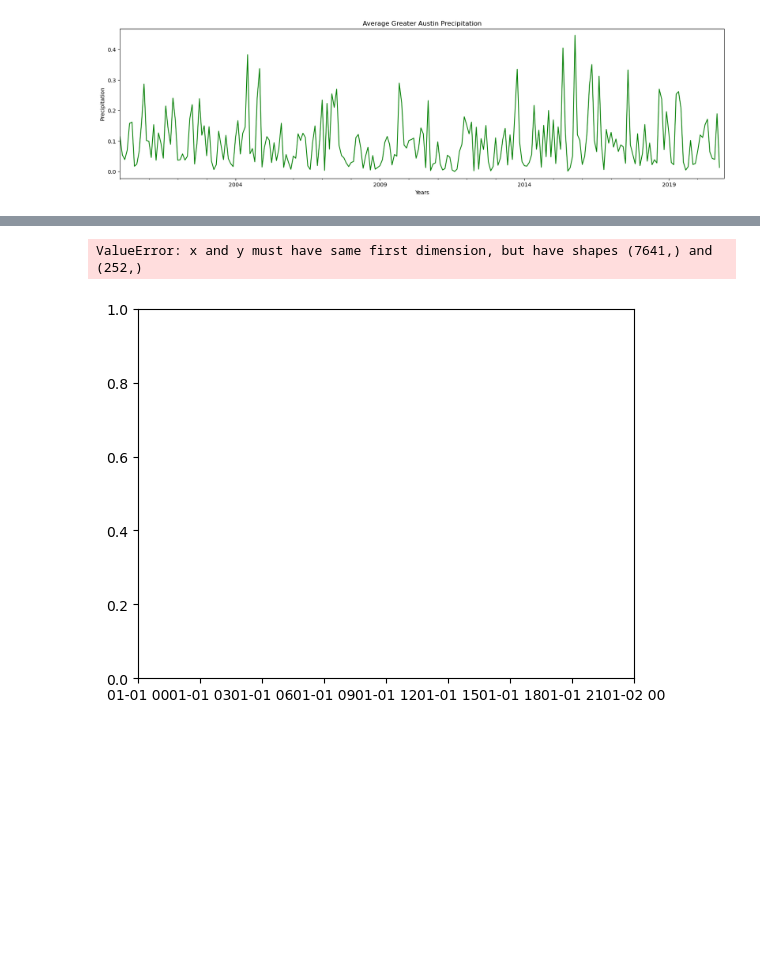
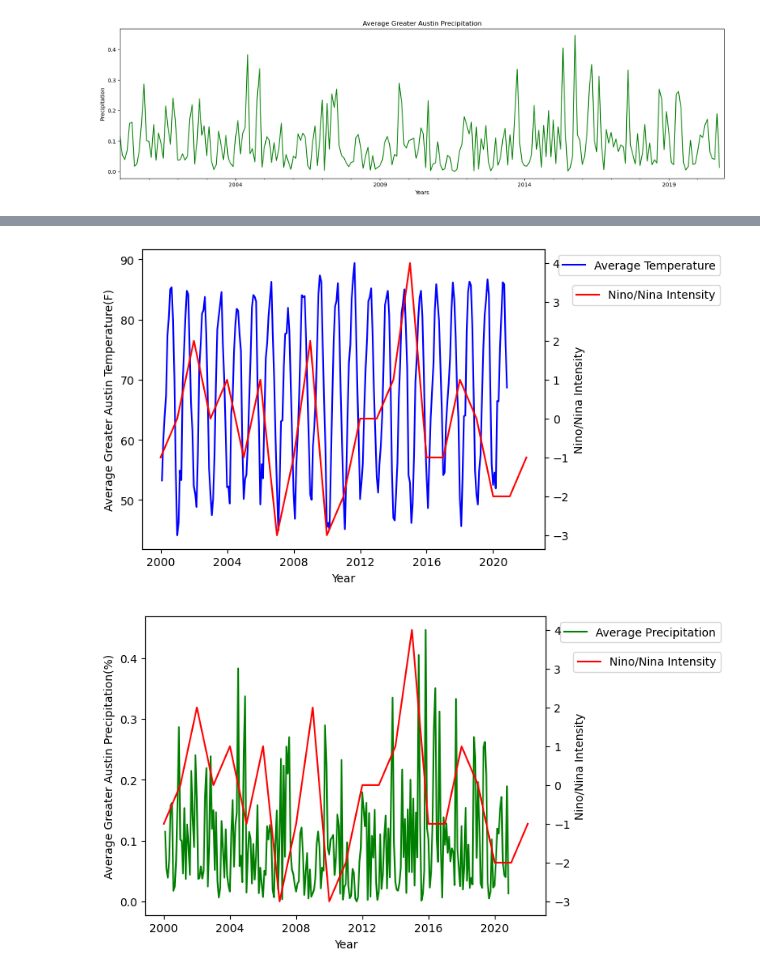
Before and after one commit to Victarrion/Nino_Nina_AustinTX, a Jupyter notebook: AMBProject1.ipynb, the cells around one changed output, grey strips where cells are left out. Saved outputs shown, nothing was run; the diff lists cells and outputs as text; code cells hidden in the pictures; blank space fills up the shorter version.

```diff
--- a/AMBProject1.ipynb
+++ b/AMBProject1.ipynb
@@ -529,0 +290,3 @@ plt.show()
+# %%
+NinoNina_filtered_date_df["Test"]= pd.to_datetime(NinoNina_filtered_date_df['Year'], format='%Y')
+NinoNina_filtered_date_df
@@ -530,17 +316,32 @@ plt.show()
 # %%
 fig, ax1 = plt.subplots()
 
 
-ax1.plot(greater_atx_max['Date'],greater_atx_max_mean['average'], label="Average Temperature",color='blue')
-ax1.set_ylabel('Average Greater Austin Temperature')
+ax1.plot(greater_atx_max_mean.index,greater_atx_max_mean['average'], label="Average Temperature",color='blue')
+ax1.set_ylabel('Average Greater Austin Temperature(F)')
 ax2 = ax1.twinx()
-ax2.plot(NinoNina_filtered_date_df['Year'],NinoNina_filtered_date_df['Intensity'], label="Nino/Nina Intensity",color="red")
+ax2.plot(NinoNina_filtered_date_df['Test'],NinoNina_filtered_date_df['Intensity'], label="Nino/Nina Intensity",color="red")
 ax2.set_ylabel('Nino/Nina Intensity')
 
 ax1.set_xlabel('Year')
 legend1 = ax1.legend(loc='upper right',bbox_to_anchor=(1.450, 1))
 legend2 = ax2.legend(loc='upper right',bbox_to_anchor=(1.450, 0.9))
 # Combine the legends
 # %% [output]
-ValueError: x and y must have same first dimension, but have shapes (7641,) and (252,)
-[figure, old version]
+[figure, new version]
+# %%
+fig, ax1 = plt.subplots()
+
+
+ax1.plot(greater_atx_prec_mean.index,greater_atx_prec_mean['mean'], label="Average Precipitation",color='green')
+ax1.set_ylabel('Average Greater Austin Precipitation(%)')
+ax2 = ax1.twinx()
+ax2.plot(NinoNina_filtered_date_df['Test'],NinoNina_filtered_date_df['Intensity'], label="Nino/Nina Intensity",color="red")
+ax2.set_ylabel('Nino/Nina Intensity')
+
+ax1.set_xlabel('Year')
+legend1 = ax1.legend(loc='upper right',bbox_to_anchor=(1.450, 1))
+legend2 = ax2.legend(loc='upper right',bbox_to_anchor=(1.450, 0.9))
+# Combine the legends
+# %% [output]
+[figure, added]
```
Also changed, not shown: parts of 24 cells of this notebook.
